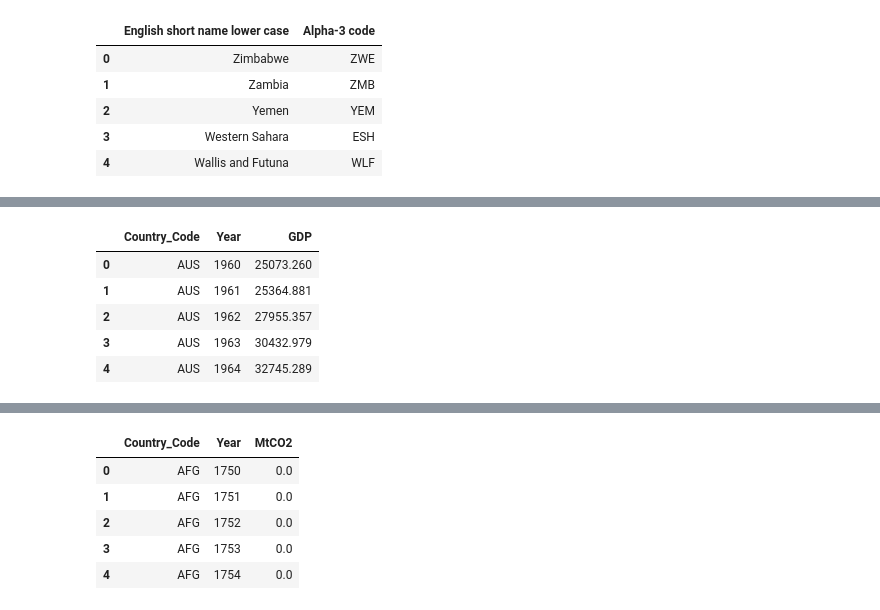
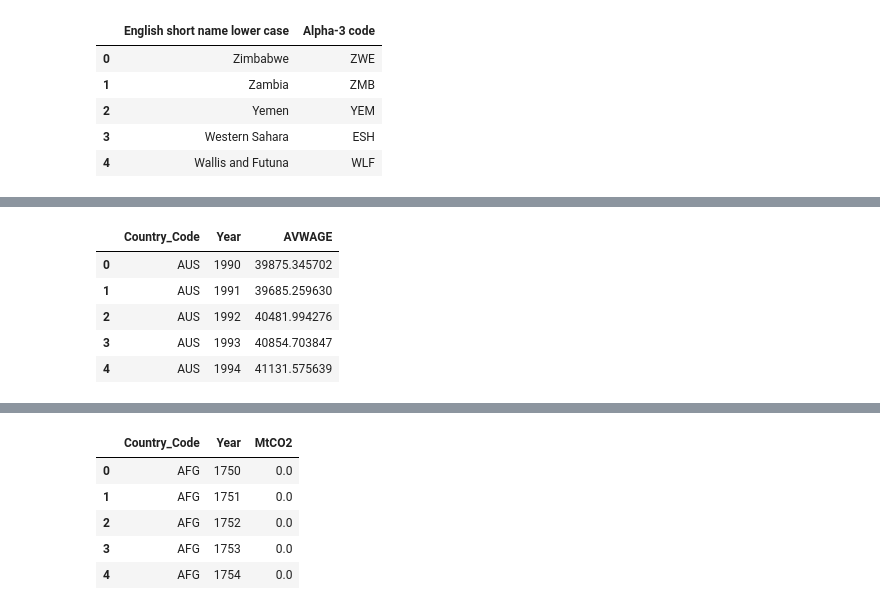
Before and after one commit to Amanda-L/2023INFO574_Final-Project, a Jupyter notebook: Code.ipynb, the cells around one changed output, grey strips where cells are left out. Saved outputs shown, nothing was run; the diff lists cells and outputs as text; code cells hidden in the pictures.

```diff
--- a/Code.ipynb
+++ b/Code.ipynb
@@ -41,13 +69,13 @@ df_obesity.head()
 # %%
-#读取GDP数据
-df_GDP = pd.read_csv('Country Economic Indicators/GDP.csv')
-df_GDP = df_GDP[['LOCATION', 'TIME', 'Value']]
-df_GDP = df_GDP.rename(columns={'LOCATION': 'Country_Code', 'TIME': 'Year','Value': 'GDP'})
-df_GDP.head()
+# 读取AVWAGE数据集
+df_AVWAGE = pd.read_csv('Country Economic Indicators/Average_wage.csv')
+df_AVWAGE = df_AVWAGE[['LOCATION', 'TIME', 'Value']]
+df_AVWAGE = df_AVWAGE.rename(columns={'LOCATION': 'Country_Code', 'TIME': 'Year','Value': 'AVWAGE'})
+df_AVWAGE.head()
 # %% [output]
-|  | Country_Code | Year | GDP |
-| 0 | AUS | 1960 | 25073.260 |
-| 1 | AUS | 1961 | 25364.881 |
-| 2 | AUS | 1962 | 27955.357 |
-| 3 | AUS | 1963 | 30432.979 |
-| 4 | AUS | 1964 | 32745.289 |
+|  | Country_Code | Year | AVWAGE |
+| 0 | AUS | 1990 | 39875.345702 |
+| 1 | AUS | 1991 | 39685.259630 |
+| 2 | AUS | 1992 | 40481.994276 |
+| 3 | AUS | 1993 | 40854.703847 |
+| 4 | AUS | 1994 | 41131.575639 |
```
Also changed, not shown: parts of 11 cells of this notebook.
